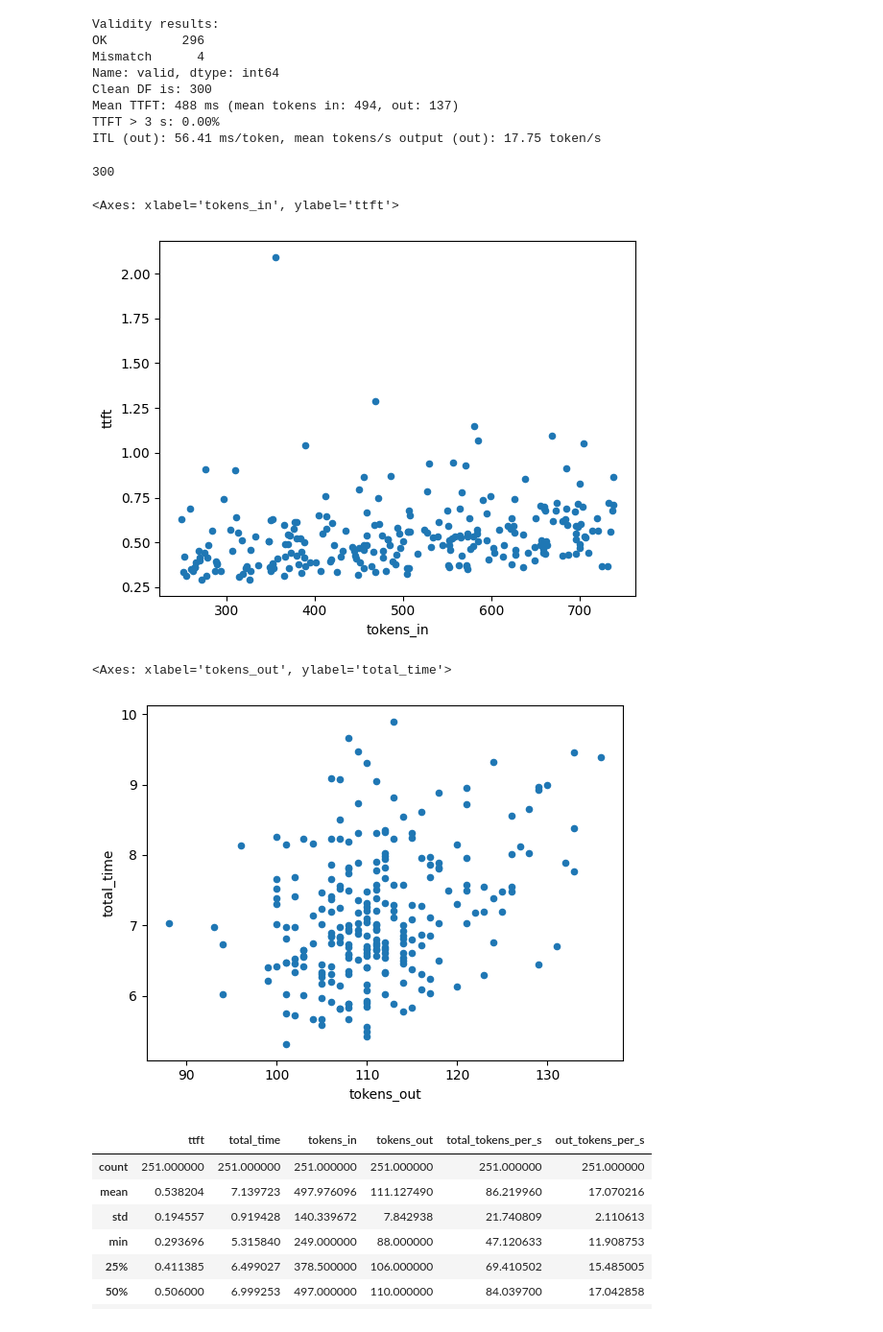
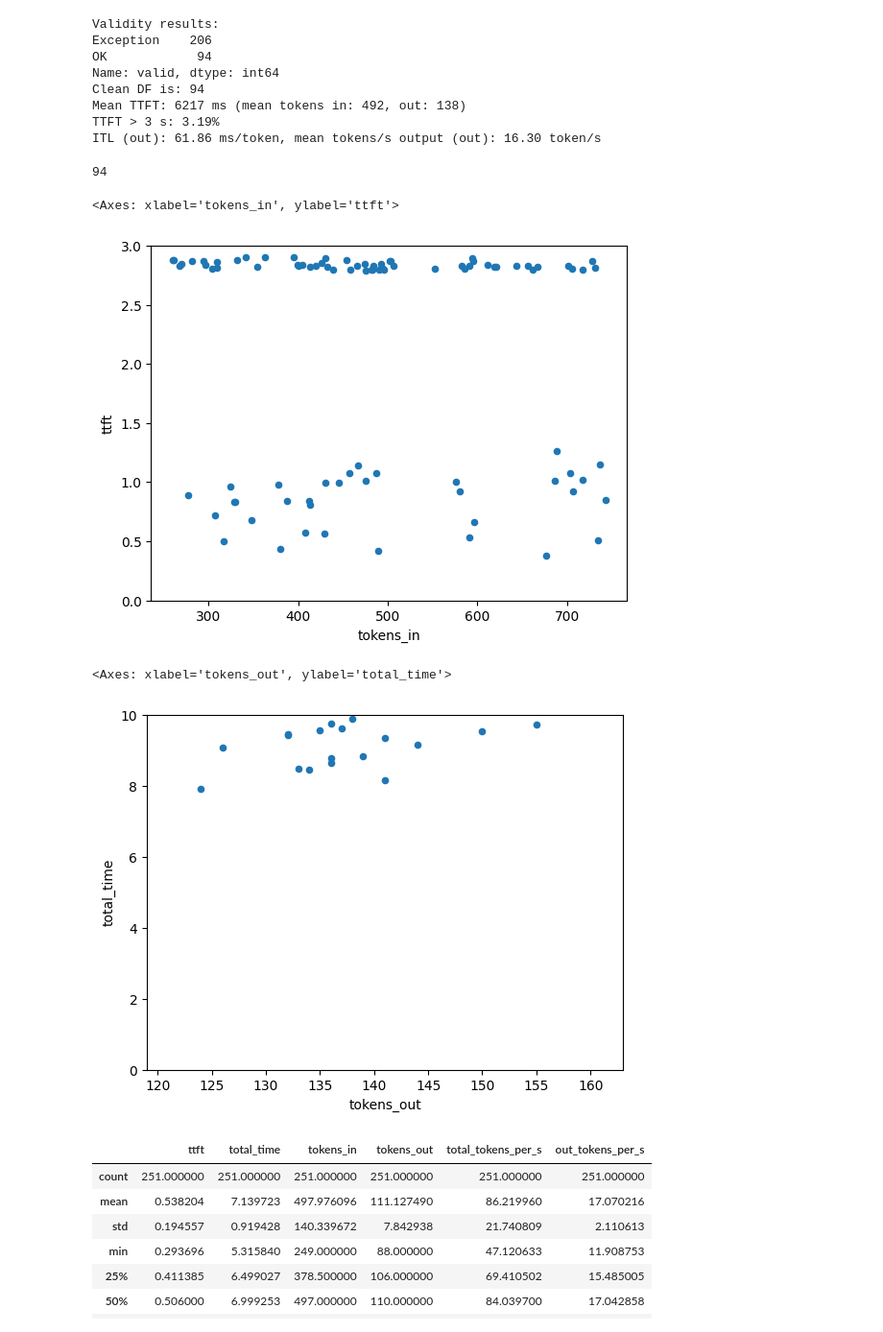
Before and after one commit to ray-project/llmperf, a Jupyter notebook: analyze-raw.ipynb, the cells around one changed output. Shown at 96% size. Saved outputs shown, nothing was run; the diff lists cells and outputs as text; code cells hidden in the pictures.

```diff
--- a/analyze-raw.ipynb
+++ b/analyze-raw.ipynb
@@ -3,7 +3,7 @@ import pandas as pd
 import time
 import datetime
 # %%
-df = pd.read_json('anyscale-1696986303_raw.json')
+df = pd.read_json('anyscale-1697229546_raw.json')
 # %%
 # This is the standard analysis we would do in the real script
 
@@ -23,27 +23,27 @@ print(f'TTFT > 3 s: {gt_3_ttft*100:.2f}%')
 print(f'ITL (out): {cdf.inter_tokens_delay.mean()*1000:.2f} ms/token, mean tokens/s output (out): {cdf.out_tokens_per_s.mean():.2f} token/s')
 # %% [output]
 Validity results:
-OK          296
-Mismatch      4
+Exception    206
+OK            94
 Name: valid, dtype: int64
-Clean DF is: 300
-Mean TTFT: 488 ms (mean tokens in: 494, out: 137)
-TTFT > 3 s: 0.00%
-ITL (out): 56.41 ms/token, mean tokens/s output (out): 17.75 token/s
+Clean DF is: 94
+Mean TTFT: 6217 ms (mean tokens in: 492, out: 138)
+TTFT > 3 s: 3.19%
+ITL (out): 61.86 ms/token, mean tokens/s output (out): 16.30 token/s
 # %%
 len(cdf)
 # %% [output]
-300
+94
 # %%
-cdf.plot.scatter(y='ttft', x='tokens_in')
+cdf.plot.scatter(y='ttft', x='tokens_in', ylim=[0,3])
 # %% [output]
 <Axes: xlabel='tokens_in', ylabel='ttft'>
-[figure, old version]
+[figure, new version]
 # %%
-cdf.plot.scatter(y='total_time', x='tokens_out')
+cdf.plot.scatter(y='total_time', x='tokens_out', ylim=[0,10])
 # %% [output]
 <Axes: xlabel='tokens_out', ylabel='total_time'>
-[figure, old version]
+[figure, new version]
 # %%
 cdf.describe()
 # %% [output]
```
Also changed, not shown: 1 other file.
